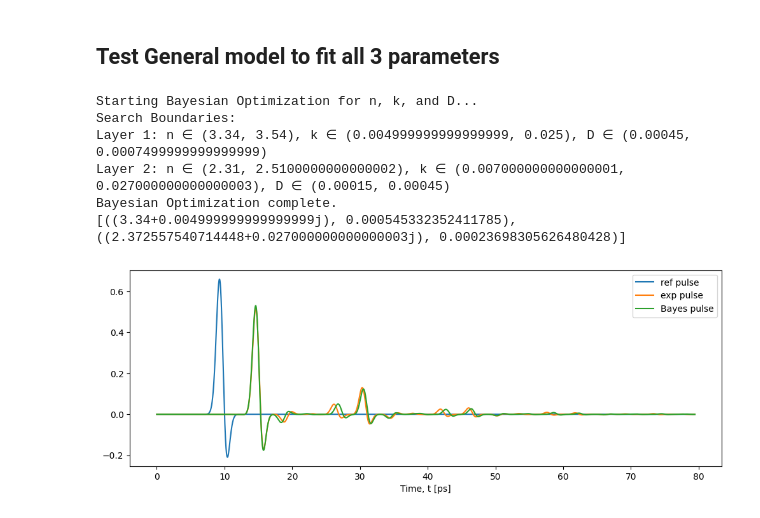
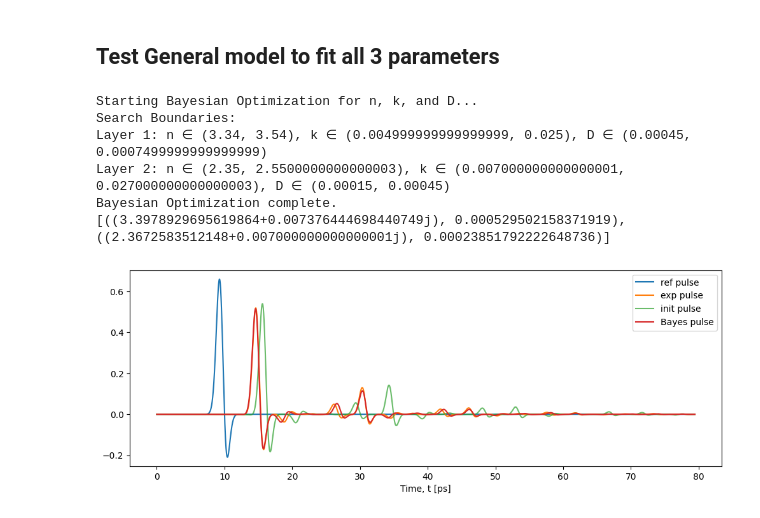
Before and after one commit to tls54/THz-TDS, a Jupyter notebook: Transfer Matrix Method/layered_extractions.ipynb, the cells around one changed output. Cells and saved outputs as stored; diff of their text form; code cells hidden in the pictures.

```diff
--- a/Transfer Matrix Method/layered_extractions.ipynb
+++ b/Transfer Matrix Method/layered_extractions.ipynb
@@ -44,28 +41,31 @@ plt.show()
 # %%
 ## Experimental params:
 # n1, k1, d1 = 3.46, 0.01, 1e-3
 # n2, k2, d2= 2.5, 0.015, 0.5e-3
 
 layers_init = [(3.44+1j*0.015, 0.6e-3), (2.45+1j*0.017, 0.3e-3)]
 
+initial_pulse = simulate_parallel(reference_pulse, layers_init, deltat)[1].detach().cpu().numpy()[:L]
+
 Bayesian_optimizer = BayesianLayeredExtractorNKD(reference_pulse, experimental_pulse, deltat, layers_init)
-Bayesian_inits = Bayesian_optimizer.bayesian_optimization(n_calls=50)
+Bayesian_inits = Bayesian_optimizer.bayesian_optimization(n_calls=60)
 
 Bayesian_pulse = simulate_parallel(reference_pulse, Bayesian_inits, deltat, noise_level=0)[1].detach().cpu().numpy()[:L]
 
 print(Bayesian_inits)
 plt.figure(figsize=(12,4))
 plt.plot(t_axis*1e12, reference_pulse, label='ref pulse')
 plt.plot(t_axis*1e12, experimental_pulse.detach().cpu().numpy(), label='exp pulse')
+plt.plot(t_axis*1e12, initial_pulse, label='init pulse', alpha=0.7)
 plt.plot(t_axis*1e12, Bayesian_pulse, label='Bayes pulse')
 plt.xlabel('Time, t [ps]')
 plt.legend()
 plt.show()
 # %% [output]
 Starting Bayesian Optimization for n, k, and D...
 Search Boundaries:
 Layer 1: n ∈ (3.34, 3.54), k ∈ (0.004999999999999999, 0.025), D ∈ (0.00045, 0.0007499999999999999)
-Layer 2: n ∈ (2.31, 2.5100000000000002), k ∈ (0.007000000000000001, 0.027000000000000003), D ∈ (0.00015, 0.00045)
+Layer 2: n ∈ (2.35, 2.5500000000000003), k ∈ (0.007000000000000001, 0.027000000000000003), D ∈ (0.00015, 0.00045)
 Bayesian Optimization complete.
-[((3.34+0.004999999999999999j), 0.000545332352411785), ((2.372557540714448+0.027000000000000003j), 0.00023698305626480428)]
+[((3.3978929695619864+0.007376444698440749j), 0.000529502158371919), ((2.3672583512148+0.007000000000000001j), 0.00023851792222648736)]
-[figure, old version]
+[figure, new version]
```
Also changed, not shown: parts of 6 cells of this notebook, 2 other files.
